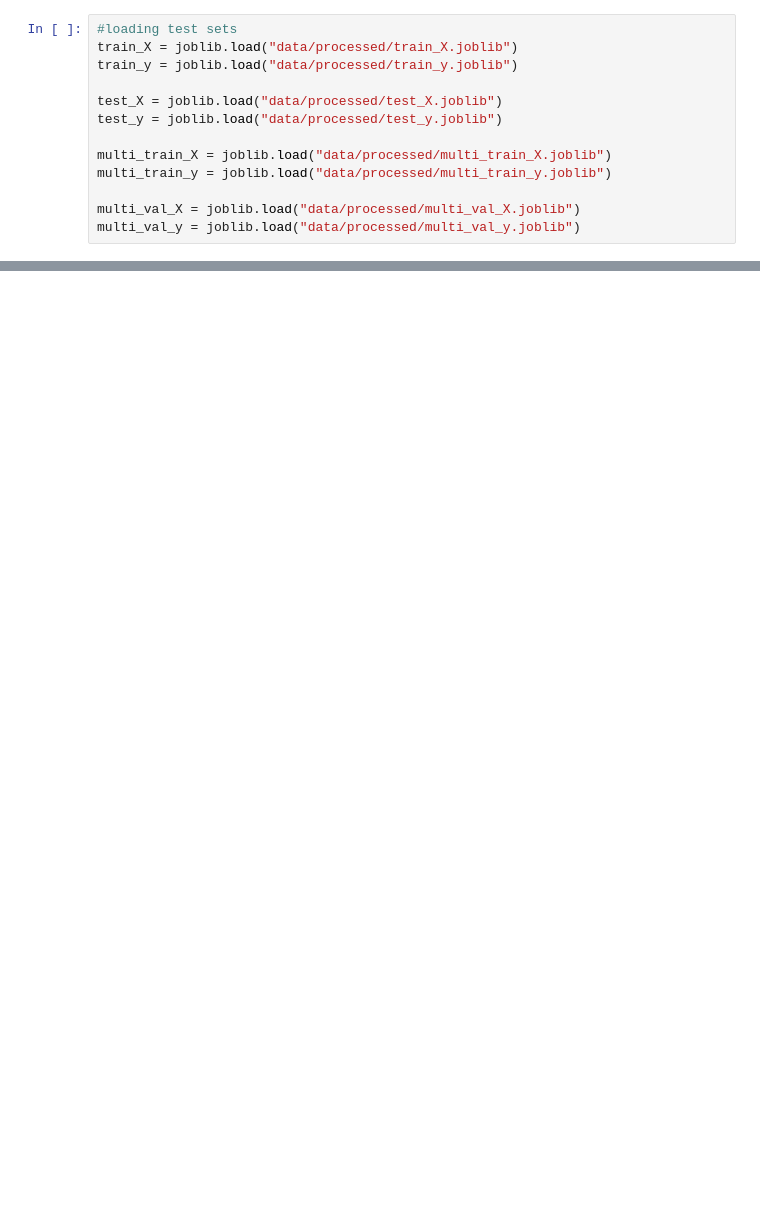
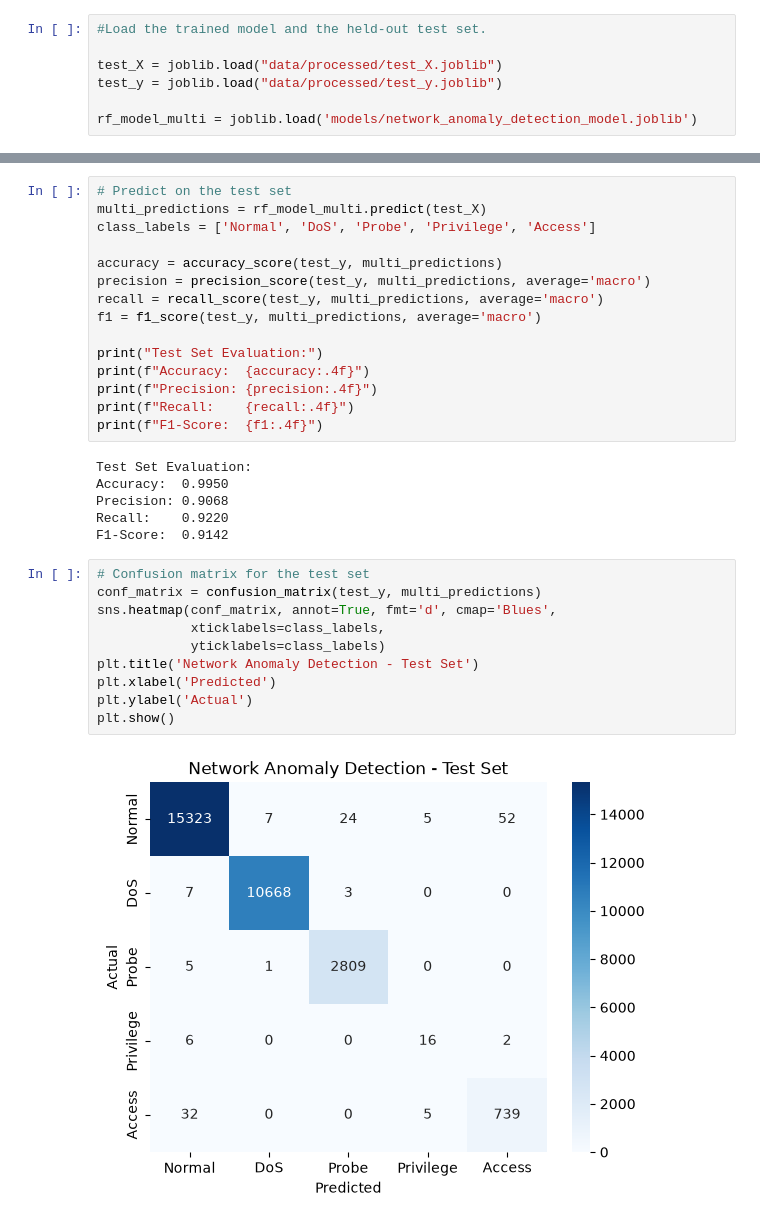
Before and after one commit to KalleArtturi/network-anomaly-detection-model, a Jupyter notebook: model test.ipynb, the cells around one changed output, grey strips where cells are left out. Saved outputs shown, nothing was run; the diff lists cells and outputs as text; blank space fills up the shorter version.

```diff
--- a/model test.ipynb
+++ b/model test.ipynb
@@ -10,14 +6,8 @@ from sklearn.model_selection import train_test_split
 from sklearn.metrics import accuracy_score, precision_score, recall_score, f1_score, confusion_matrix, classification_report
 # %%
-#loading test sets
-train_X = joblib.load("data/processed/train_X.joblib")
-train_y = joblib.load("data/processed/train_y.joblib")
+#Load the trained model and the held-out test set.
 
 test_X = joblib.load("data/processed/test_X.joblib")
 test_y = joblib.load("data/processed/test_y.joblib")
 
-multi_train_X = joblib.load("data/processed/multi_train_X.joblib")
-multi_train_y = joblib.load("data/processed/multi_train_y.joblib")
-
-multi_val_X = joblib.load("data/processed/multi_val_X.joblib")
-multi_val_y = joblib.load("data/processed/multi_val_y.joblib")
+rf_model_multi = joblib.load('models/network_anomaly_detection_model.joblib')
@@ -71,0 +14,33 @@ weighted avg       0.99      0.99      0.99     29704
+# %%
+# Predict on the test set
+multi_predictions = rf_model_multi.predict(test_X)
+class_labels = ['Normal', 'DoS', 'Probe', 'Privilege', 'Access']
+
+accuracy = accuracy_score(test_y, multi_predictions)
+precision = precision_score(test_y, multi_predictions, average='macro')
+recall = recall_score(test_y, multi_predictions, average='macro')
+f1 = f1_score(test_y, multi_predictions, average='macro')
+
+print("Test Set Evaluation:")
+print(f"Accuracy:  {accuracy:.4f}")
+print(f"Precision: {precision:.4f}")
+print(f"Recall:    {recall:.4f}")
+print(f"F1-Score:  {f1:.4f}")
+# %% [output]
+Test Set Evaluation:
+Accuracy:  0.9950
+Precision: 0.9068
+Recall:    0.9220
+F1-Score:  0.9142
+# %%
+# Confusion matrix for the test set
+conf_matrix = confusion_matrix(test_y, multi_predictions)
+sns.heatmap(conf_matrix, annot=True, fmt='d', cmap='Blues',
+            xticklabels=class_labels,
+            yticklabels=class_labels)
+plt.title('Network Anomaly Detection - Test Set')
+plt.xlabel('Predicted')
+plt.ylabel('Actual')
+plt.show()
+# %% [output]
+[figure, added]
```
Also changed, not shown: parts of 7 cells of this notebook, 1 other file.
